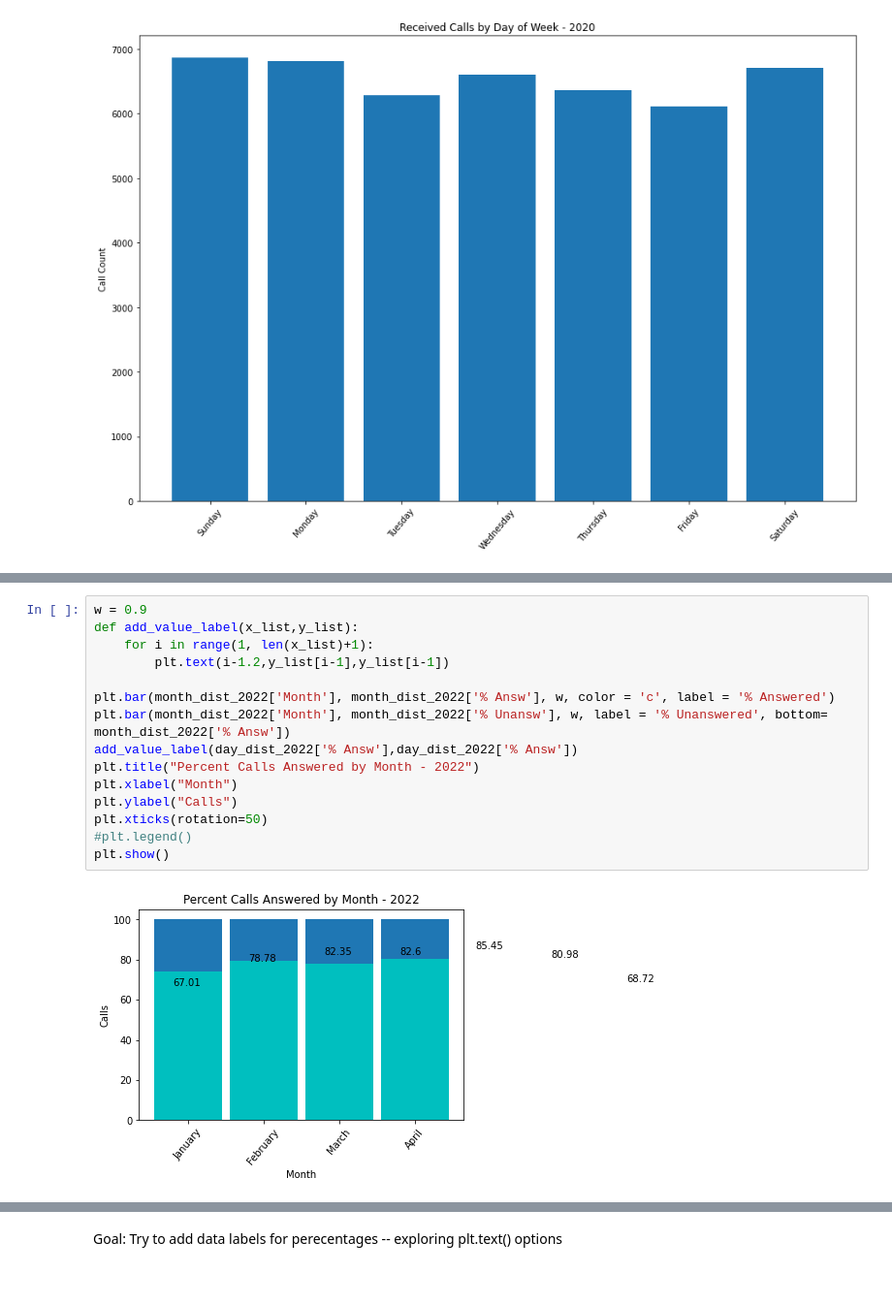
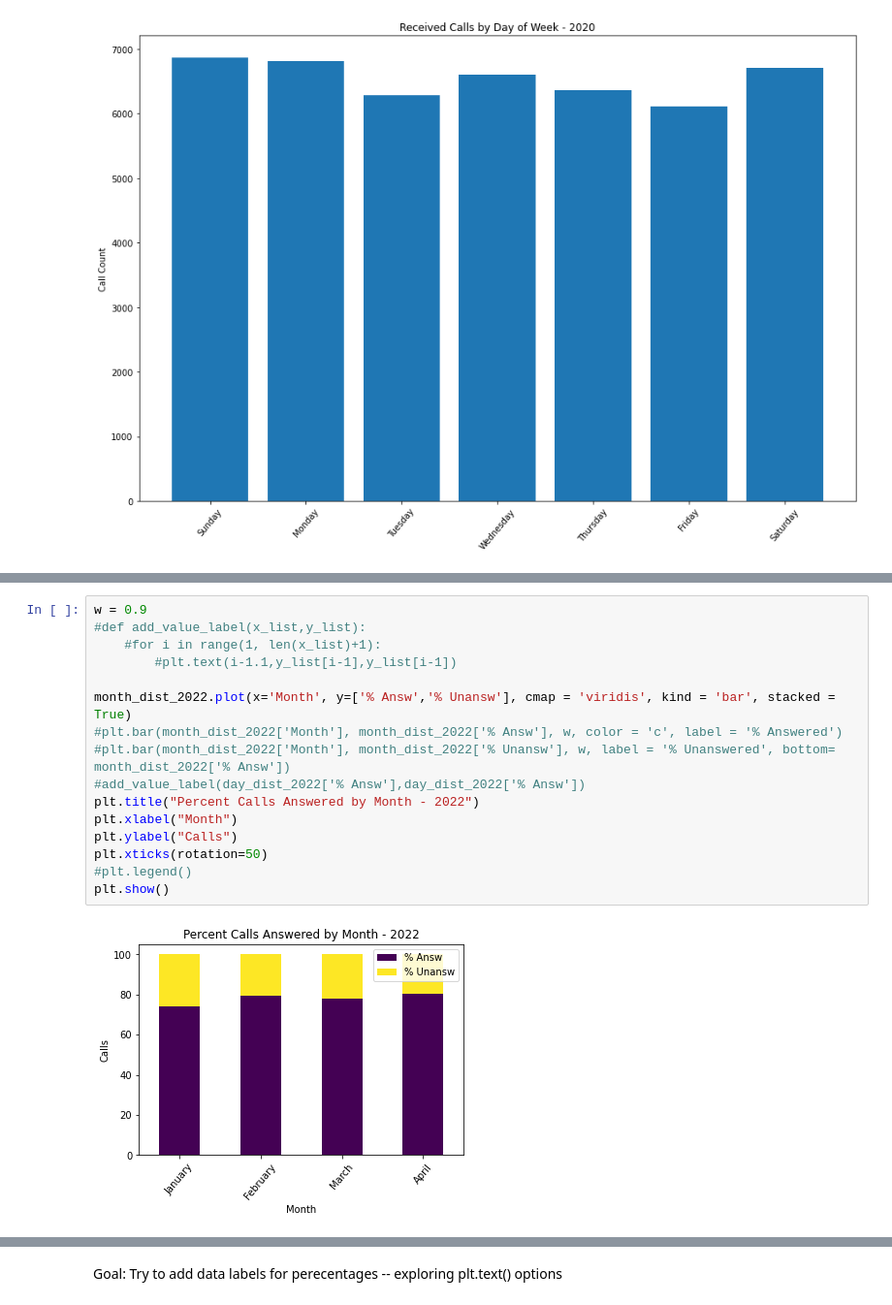
Before and after one commit to NSS-Data-Analytics-Cohort-6/fcs-crisis-sailing-the-seaborn, a Jupyter notebook: notebook/fcs_crisis_calls.ipynb, the cells around one changed output, grey strips where cells are left out. Shown at 97% size. Saved outputs shown, nothing was run; the diff lists cells and outputs as text.

Commit message:
still figuring out colors

```diff
--- a/notebook/fcs_crisis_calls.ipynb
+++ b/notebook/fcs_crisis_calls.ipynb
@@ -450,20 +553,21 @@ plt.show()
 # %%
 w = 0.9
-def add_value_label(x_list,y_list):
-    for i in range(1, len(x_list)+1):
-        plt.text(i-1.2,y_list[i-1],y_list[i-1])
+#def add_value_label(x_list,y_list):
+    #for i in range(1, len(x_list)+1):
+        #plt.text(i-1.1,y_list[i-1],y_list[i-1])
 
-plt.bar(month_dist_2022['Month'], month_dist_2022['% Answ'], w, color = 'c', label = '% Answered')
-plt.bar(month_dist_2022['Month'], month_dist_2022['% Unansw'], w, label = '% Unanswered', bottom= month_dist_2022['% Answ'])
-add_value_label(day_dist_2022['% Answ'],day_dist_2022['% Answ'])
+month_dist_2022.plot(x='Month', y=['% Answ','% Unansw'], cmap = 'viridis', kind = 'bar', stacked = True)
+#plt.bar(month_dist_2022['Month'], month_dist_2022['% Answ'], w, color = 'c', label = '% Answered')
+#plt.bar(month_dist_2022['Month'], month_dist_2022['% Unansw'], w, label = '% Unanswered', bottom= month_dist_2022['% Answ'])
+#add_value_label(day_dist_2022['% Answ'],day_dist_2022['% Answ'])
 plt.title("Percent Calls Answered by Month - 2022")
 plt.xlabel("Month")
 plt.ylabel("Calls")
 plt.xticks(rotation=50)
 #plt.legend()
 plt.show()
 # %% [output]
-[figure, old version]
+[figure, new version]
 # %%
 #used percentages to help normalize the data
 
```
Also changed, not shown: parts of 19 cells of this notebook.
